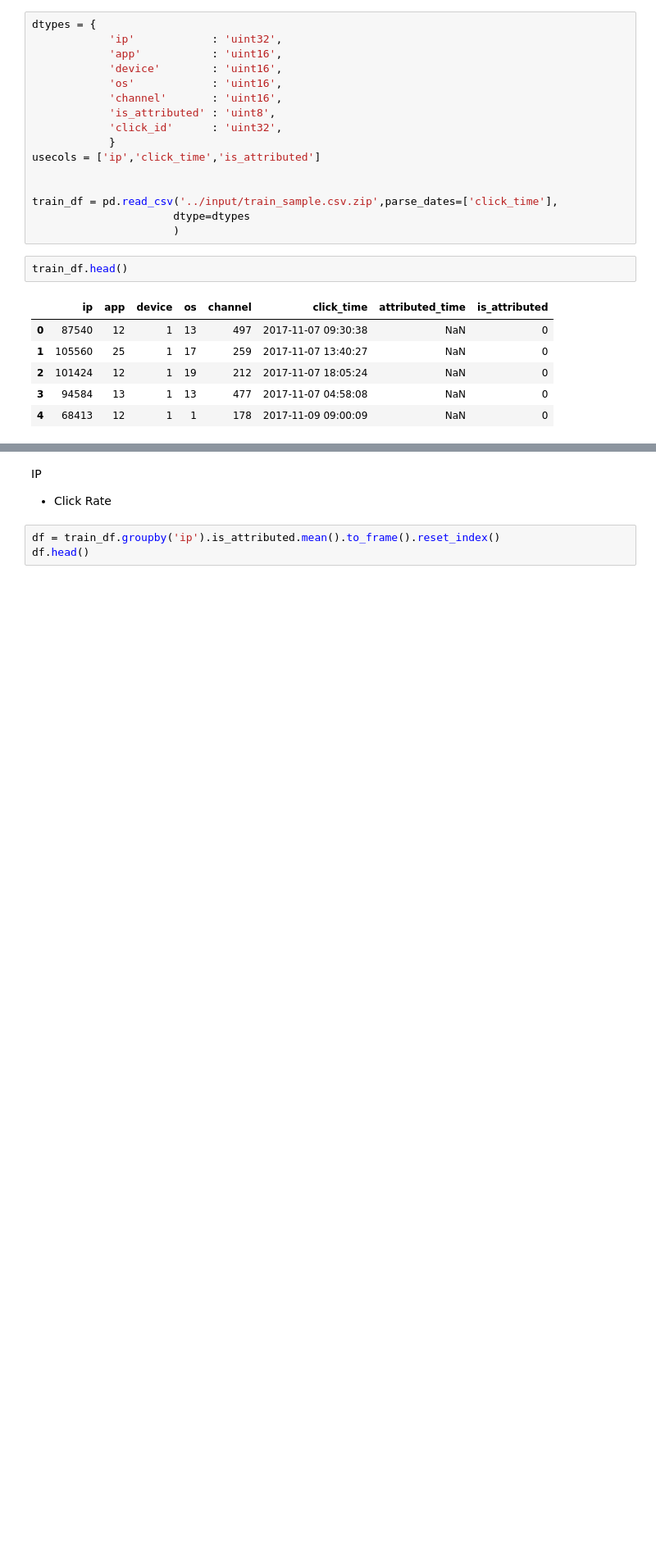
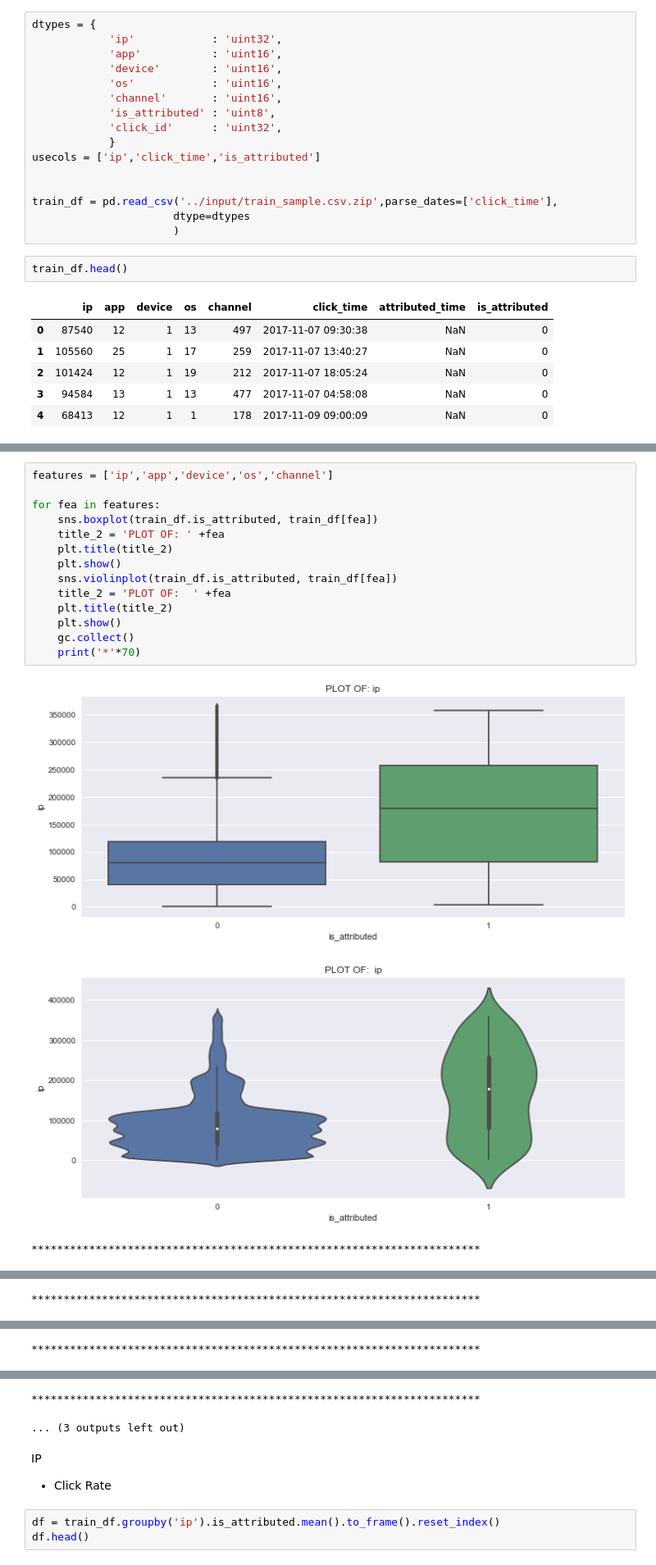
Before and after one commit to ihongChen/kaggle_AdTracking, a Jupyter notebook: src/eda.ipynb, the cells around one changed output, grey strips where cells are left out. Shown at 82% size. Drawn from its saved outputs; the diff is of its cells as text; blank space fills up the shorter version.

```diff
--- a/src/eda.ipynb
+++ b/src/eda.ipynb
@@ -48,0 +80,18 @@ train_df.head()
+# %%
+features = ['ip','app','device','os','channel']
+
+for fea in features:
+    sns.boxplot(train_df.is_attributed, train_df[fea])
+    title_2 = 'PLOT OF: ' +fea
+    plt.title(title_2)
+    plt.show()
+    sns.violinplot(train_df.is_attributed, train_df[fea])
+    title_2 = 'PLOT OF:  ' +fea
+    plt.title(title_2)
+    plt.show()
+    gc.collect()
+    print('*'*70)
+# %% [output]
+[figure, added]
+[figure, added]
+**********************************************************************
@@ -48,0 +100 @@ train_df.head()
+**********************************************************************
@@ -48,0 +103 @@ train_df.head()
+**********************************************************************
@@ -49,3 +106,5 @@ train_df.head()
+**********************************************************************
+... (3 outputs left out)
 # %% [markdown]
 IP
 
```
Also changed, not shown: parts of 7 cells of this notebook, 6 other files.
